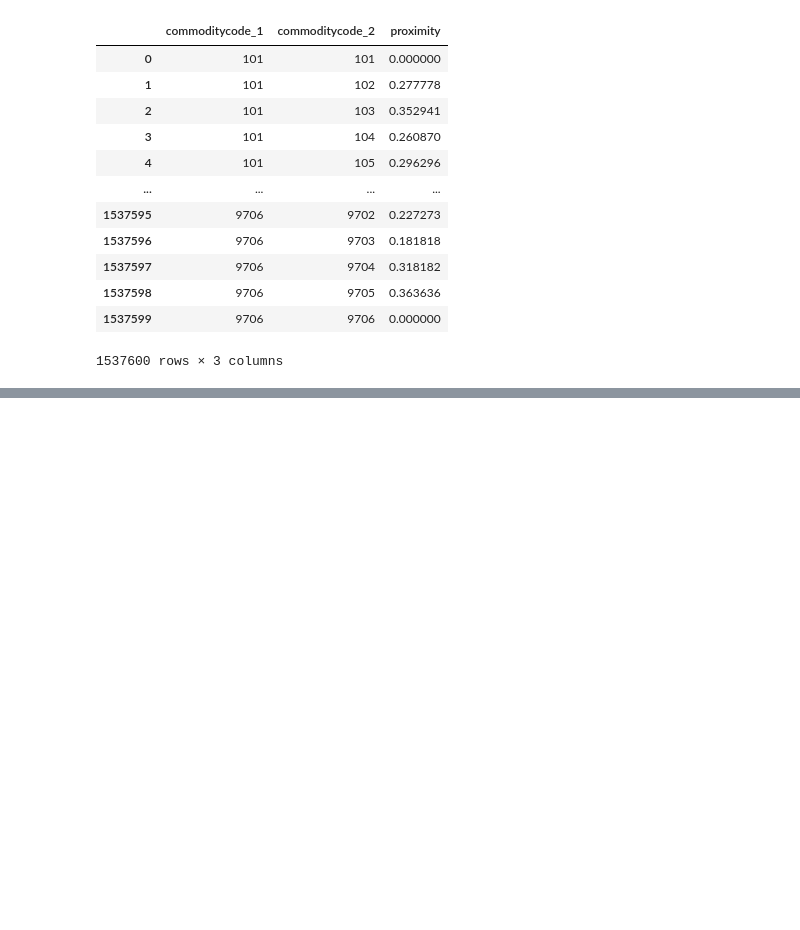
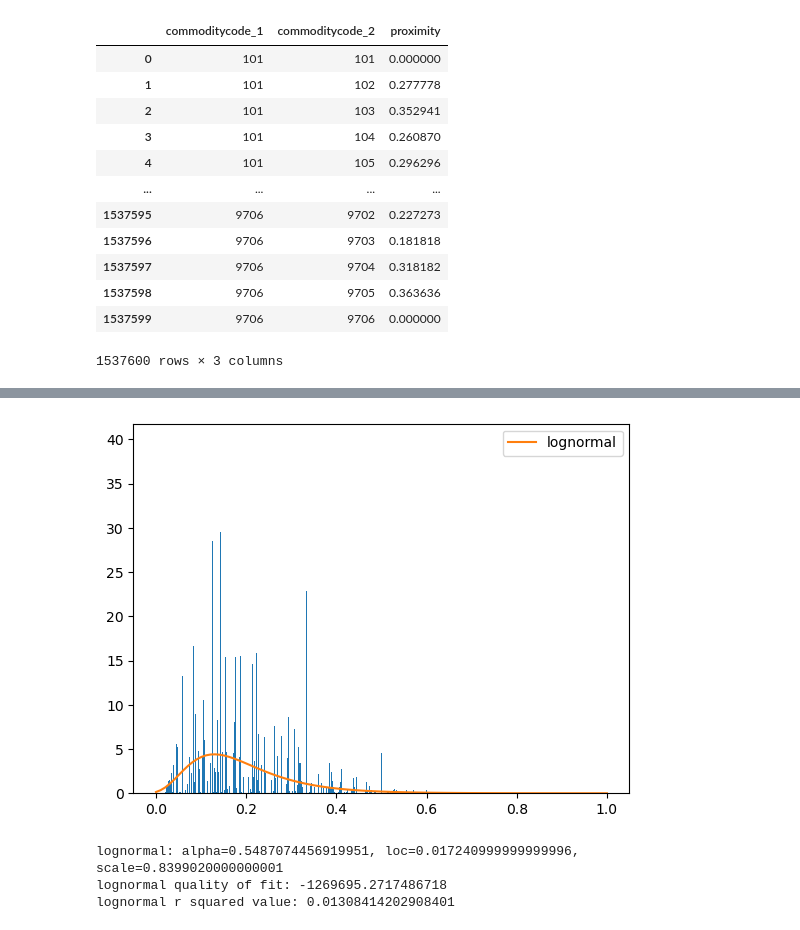
Before and after one commit to rosstie/pathway_diversity_ECI, a Jupyter notebook: scripts/ECI_Data_Exploration.ipynb, the cells around one changed output, grey strips where cells are left out. Drawn from its saved outputs; the diff is of its cells as text; code cells hidden in the pictures; blank space fills up the shorter version.

```diff
--- a/scripts/ECI_Data_Exploration.ipynb
+++ b/scripts/ECI_Data_Exploration.ipynb
@@ -106,0 +186,23 @@ plt.show()
+# %%
+# fit the data to a power law distribution
+fit_log = stats.lognorm.fit(hs92_csv['proximity'])
+# plot the data
+plt.hist(hs92_csv['proximity'], bins=1000, density=True)
+# plot the power law distribution
+x = np.linspace(0, 1, 100)
+pdf = stats.lognorm.pdf(x, fit_log[0], fit_log[1], fit_log[2])
+plt.plot(x, pdf, label='lognormal')
+plt.legend()
+plt.show()
+
+# print the fit of the beta distribution and quality of fit
+# fit[0] is the alpha parameter, fit[1] is the loc parameter, fit[2] is the scale parameter
+print(f'lognormal: alpha={fit[0]}, loc={fit[1]}, scale={fit[2]}')
+print(f'lognormal quality of fit: {stats.lognorm.nnlf(fit_log, hs92_csv["proximity"])}')
+# r squared value
+print(f'lognormal r squared value: {stats.lognorm.rvs(fit_log[0], fit_log[1], fit_log[2], size=len(hs92_csv)).var()}')
+# %% [output]
+[figure, added]
+lognormal: alpha=0.5487074456919951, loc=0.017240999999999996, scale=0.8399020000000001
+lognormal quality of fit: -1269695.2717486718
+lognormal r squared value: 0.01308414202908401
```
Also changed, not shown: parts of 27 cells of this notebook, 25 other files.
